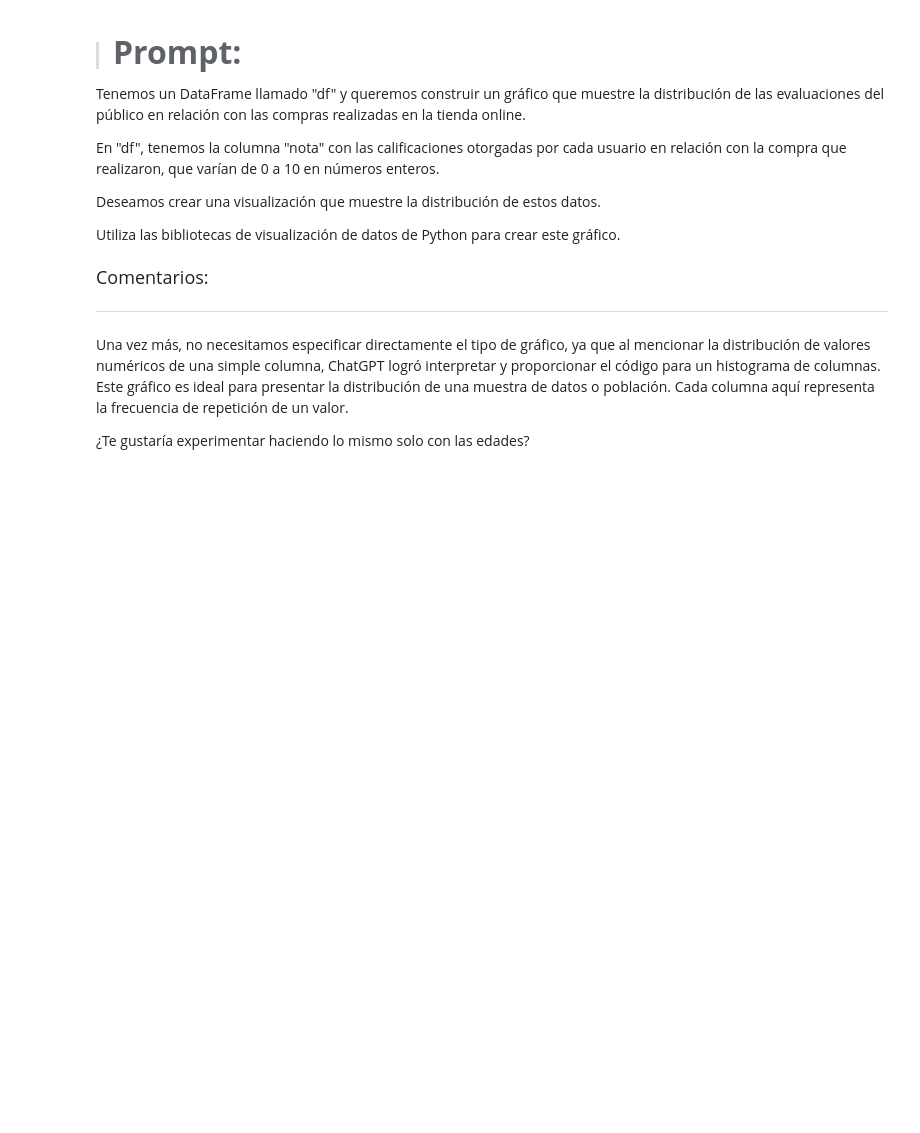
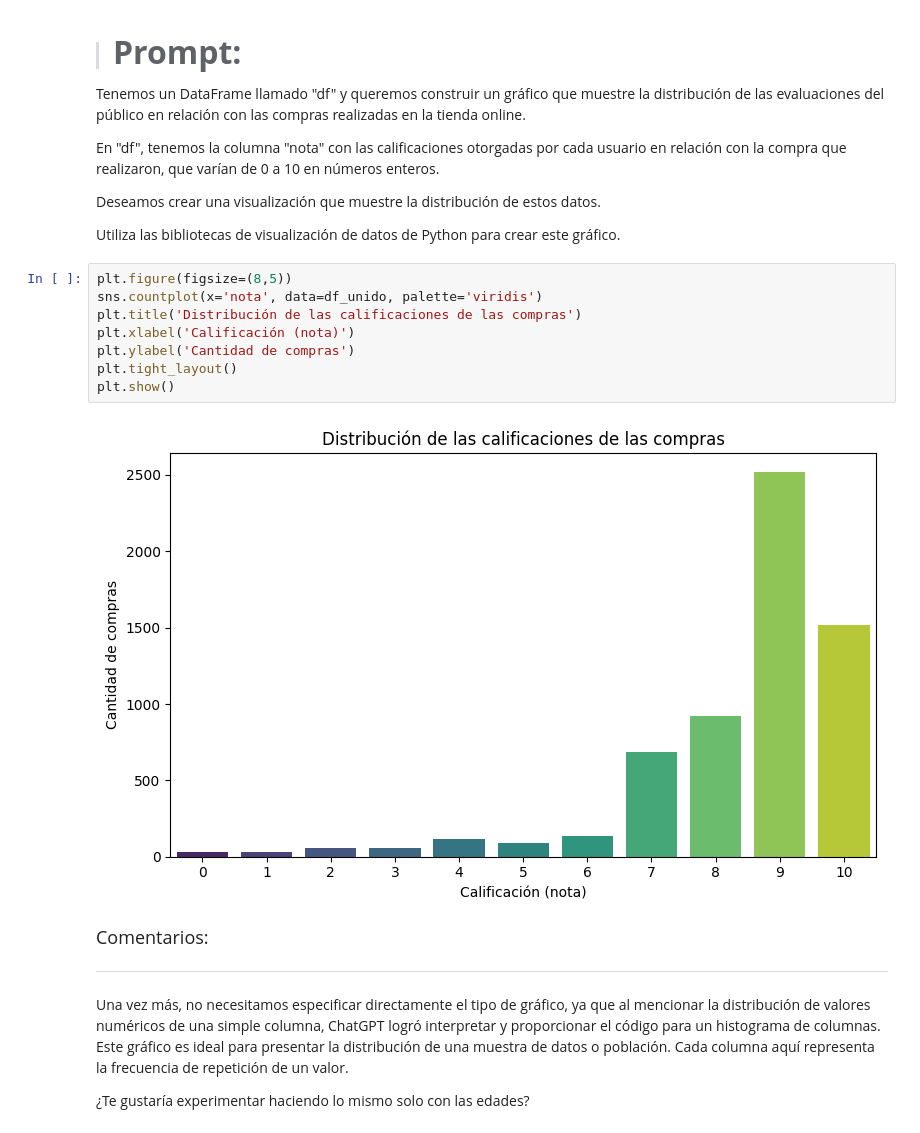
Before and after one commit to betorockers/DataScience_AluraLatam, a Jupyter notebook: 3-ETL/6-IA_aplicada_a_la_ciencia_de_datos/IA_aplicada_a_ciencia_de_datos.ipynb, the cells around one changed output. Saved outputs shown, nothing was run; the diff lists cells and outputs as text; blank space fills up the shorter version.

```diff
--- a/3-ETL/6-IA_aplicada_a_la_ciencia_de_datos/IA_aplicada_a_ciencia_de_datos.ipynb
+++ b/3-ETL/6-IA_aplicada_a_la_ciencia_de_datos/IA_aplicada_a_ciencia_de_datos.ipynb
@@ -796,6 +792,16 @@ En "df", tenemos la columna "nota" con las calificaciones otorgadas por cada usu
 Deseamos crear una visualización que muestre la distribución de estos datos.
 
 Utiliza las bibliotecas de visualización de datos de Python para crear este gráfico.
+# %%
+plt.figure(figsize=(8,5))
+sns.countplot(x='nota', data=df_unido, palette='viridis')
+plt.title('Distribución de las calificaciones de las compras')
+plt.xlabel('Calificación (nota)')
+plt.ylabel('Cantidad de compras')
+plt.tight_layout()
+plt.show()
+# %% [output]
+[figure, added]
 # %% [markdown]
 <font color="7b71ff" size=4> Comentarios: </font>
 
```
Also changed, not shown: parts of 29 cells of this notebook, 10 other files.
